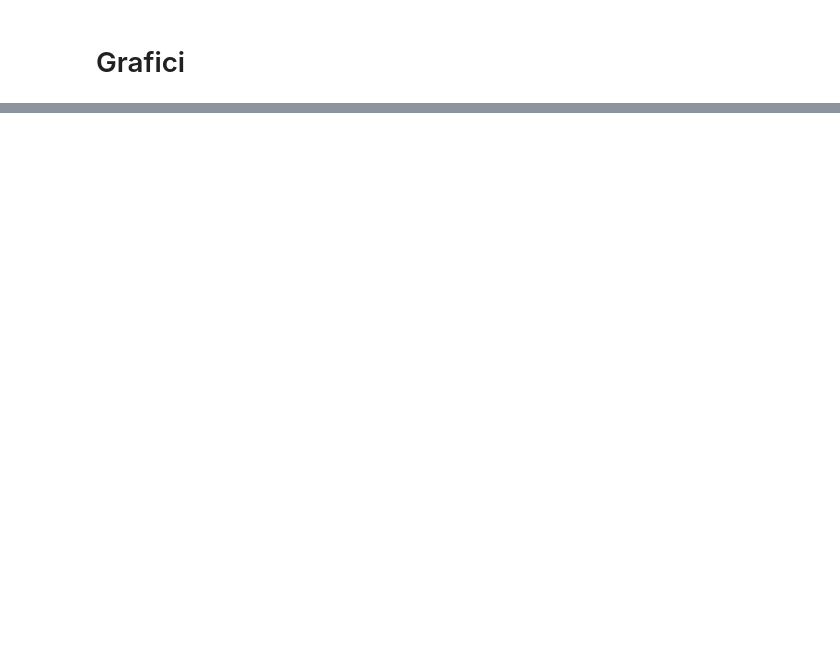
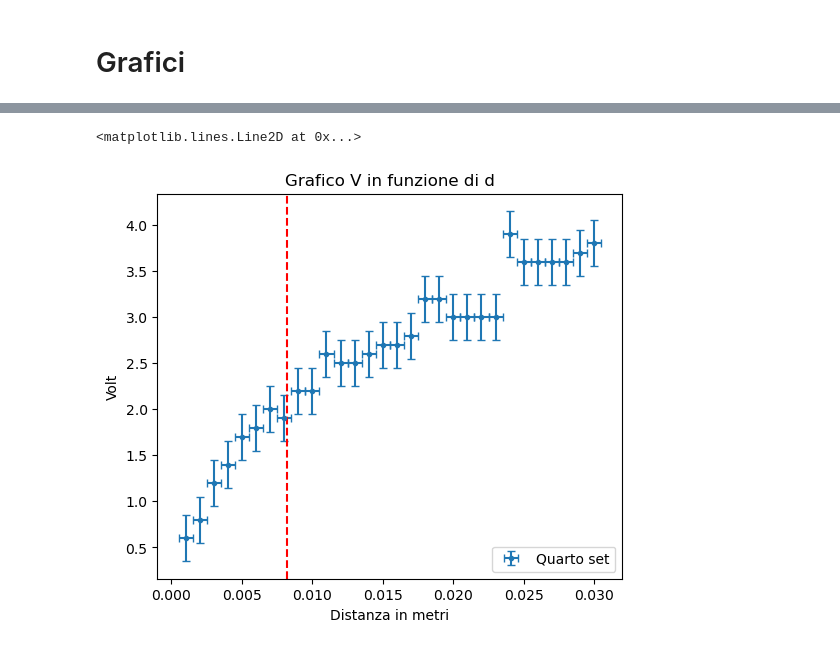
Before and after one commit to Shyan01/Lab-Fisica-2, a Jupyter notebook: Gabbia di Faraday/Gabbia Faraday.ipynb, the cells around one changed output, grey strips where cells are left out. Drawn from its saved outputs; the diff is of its cells as text; code cells hidden in the pictures; blank space fills up the shorter version.

```diff
--- a/Gabbia di Faraday/Gabbia Faraday.ipynb
+++ b/Gabbia di Faraday/Gabbia Faraday.ipynb
@@ -135,0 +154,23 @@ Text(0.5, 1.0, 'Grafico V in funzione di d')
+# %%
+df = Leggi_File_excel(url, 4)
+
+d = df[Col_1].to_numpy()
+V = df[Col_2].to_numpy()
+
+d_4 = d[~np.isnan(d)]
+d_4/=100
+V_4 = V[~np.isnan(V)]
+
+
+
+fig , ax = plt.subplots(figsize = (6,5))
+
+ax.errorbar(d_4,V_4, xerr = Err_d, yerr = Err_V, fmt = ".", capsize = 3,label = "Quarto set")
+ax.set_xlabel("Distanza in metri")
+ax.set_ylabel("Volt")
+ax.legend()
+ax.set_title("Grafico V in funzione di d")
+ax.axvline(x = Distanza_Teorica, color = "red", linestyle = "--")
+# %% [output]
+<matplotlib.lines.Line2D at 0x...>
+[figure, added]
```
Also changed, not shown: parts of 50 cells of this notebook, 21 other files.
